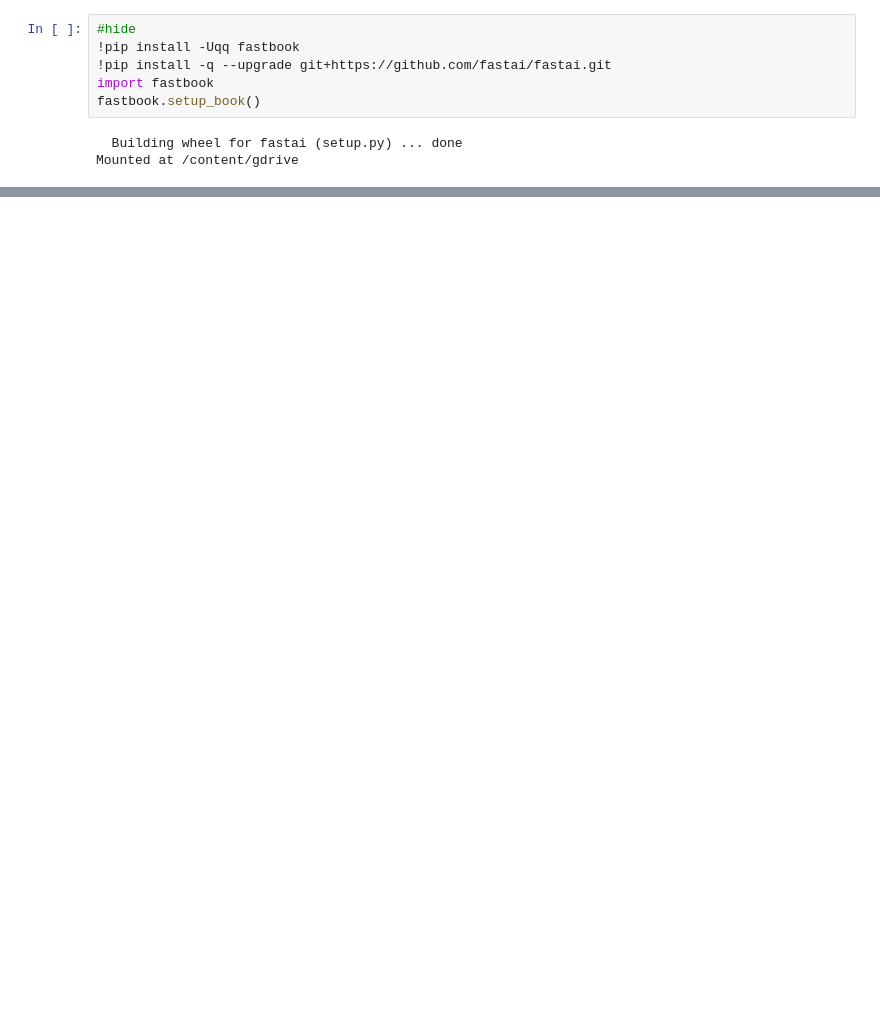
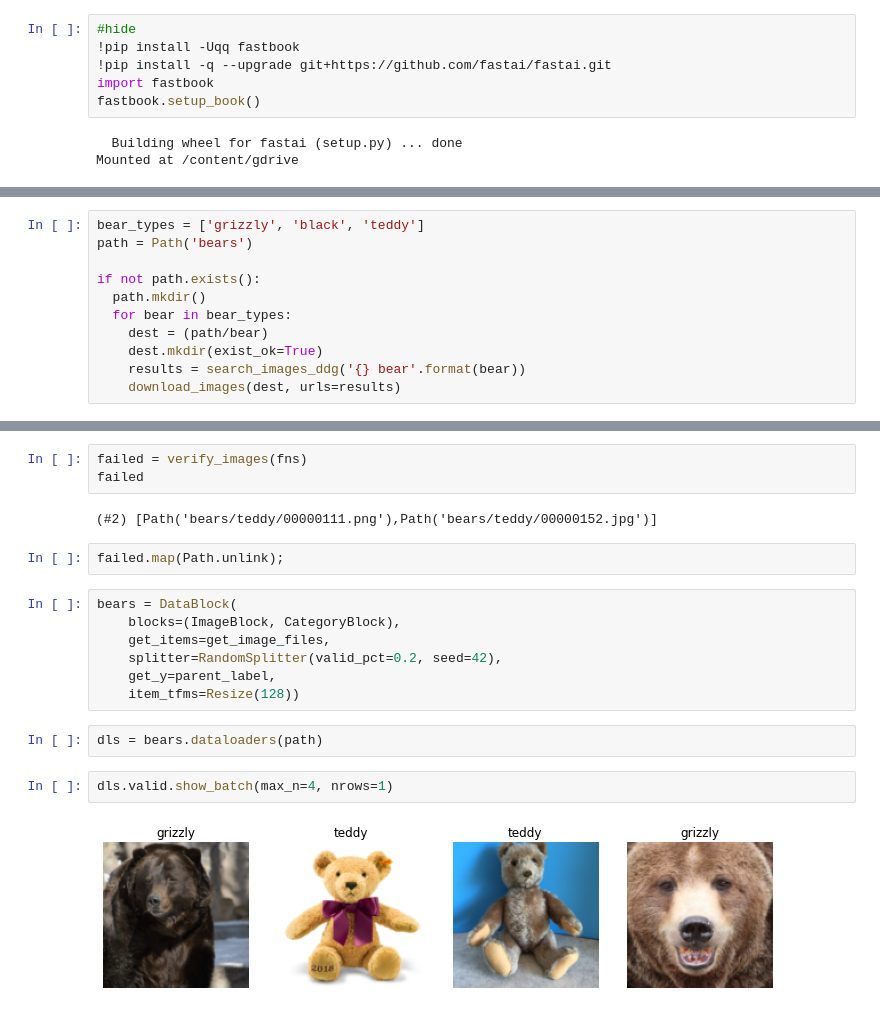
Before and after one commit to antounes/deep-learning-fastai-pytorch, a Jupyter notebook: 02_from_model_to_production.ipynb, the cells around one changed output, grey strips where cells are left out. Cells and saved outputs as stored; diff of their text form; blank space fills up the shorter version.

```diff
--- a/02_from_model_to_production.ipynb
+++ b/02_from_model_to_production.ipynb
@@ -206,0 +29,11 @@ This simple project shows evidence of the fundamental *engineering science* aspe
+# %%
+bear_types = ['grizzly', 'black', 'teddy']
+path = Path('bears')
+
+if not path.exists():
+  path.mkdir()
+  for bear in bear_types:
+    dest = (path/bear)
+    dest.mkdir(exist_ok=True)
+    results = search_images_ddg('{} bear'.format(bear))
+    download_images(dest, urls=results)
@@ -206,0 +45,20 @@ This simple project shows evidence of the fundamental *engineering science* aspe
+# %%
+failed = verify_images(fns)
+failed
+# %% [output]
+(#2) [Path('bears/teddy/00000111.png'),Path('bears/teddy/00000152.jpg')]
+# %%
+failed.map(Path.unlink);
+# %%
+bears = DataBlock(
+    blocks=(ImageBlock, CategoryBlock),
+    get_items=get_image_files,
+    splitter=RandomSplitter(valid_pct=0.2, seed=42),
+    get_y=parent_label,
+    item_tfms=Resize(128))
+# %%
+dls = bears.dataloaders(path)
+# %%
+dls.valid.show_batch(max_n=4, nrows=1)
+# %% [output]
+[figure, added]
```
Also changed, not shown: parts of 34 cells of this notebook.
